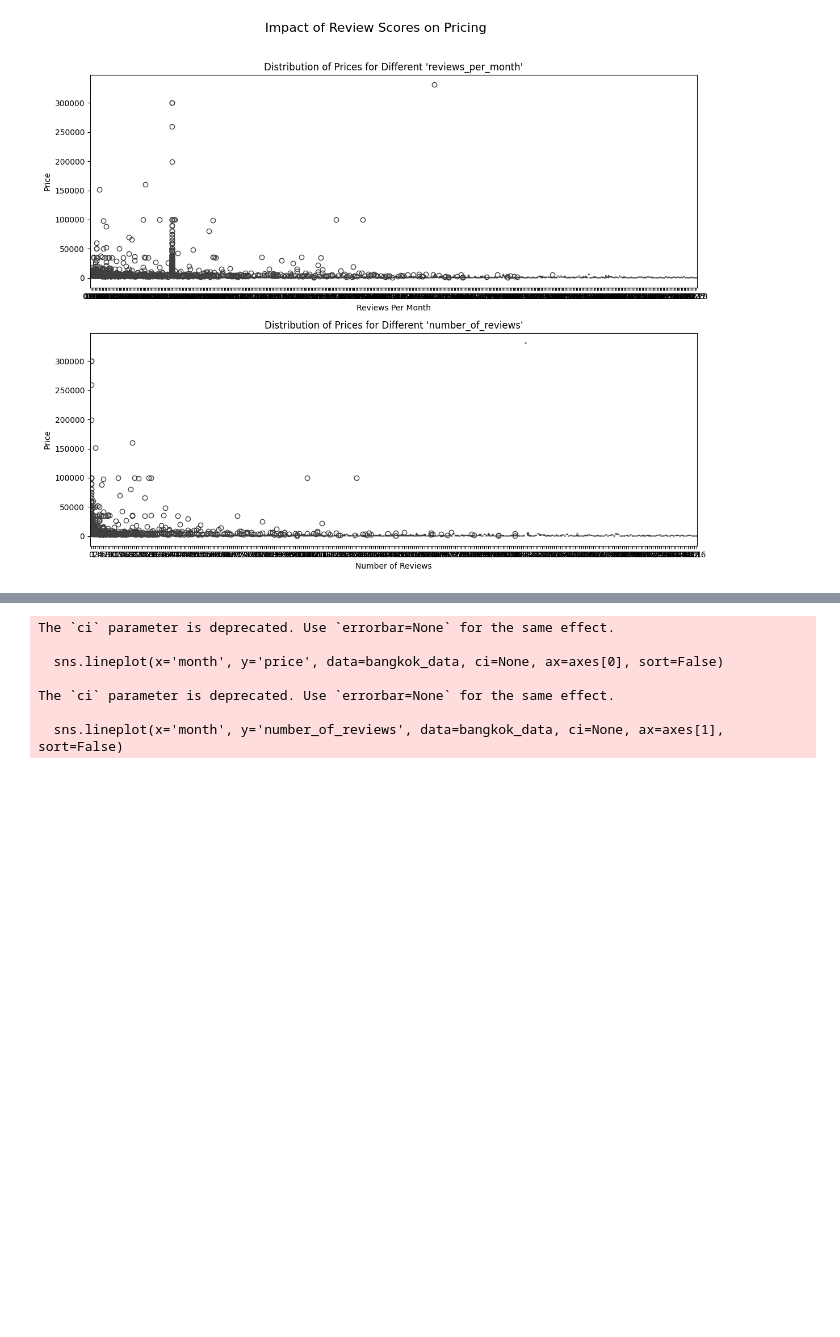
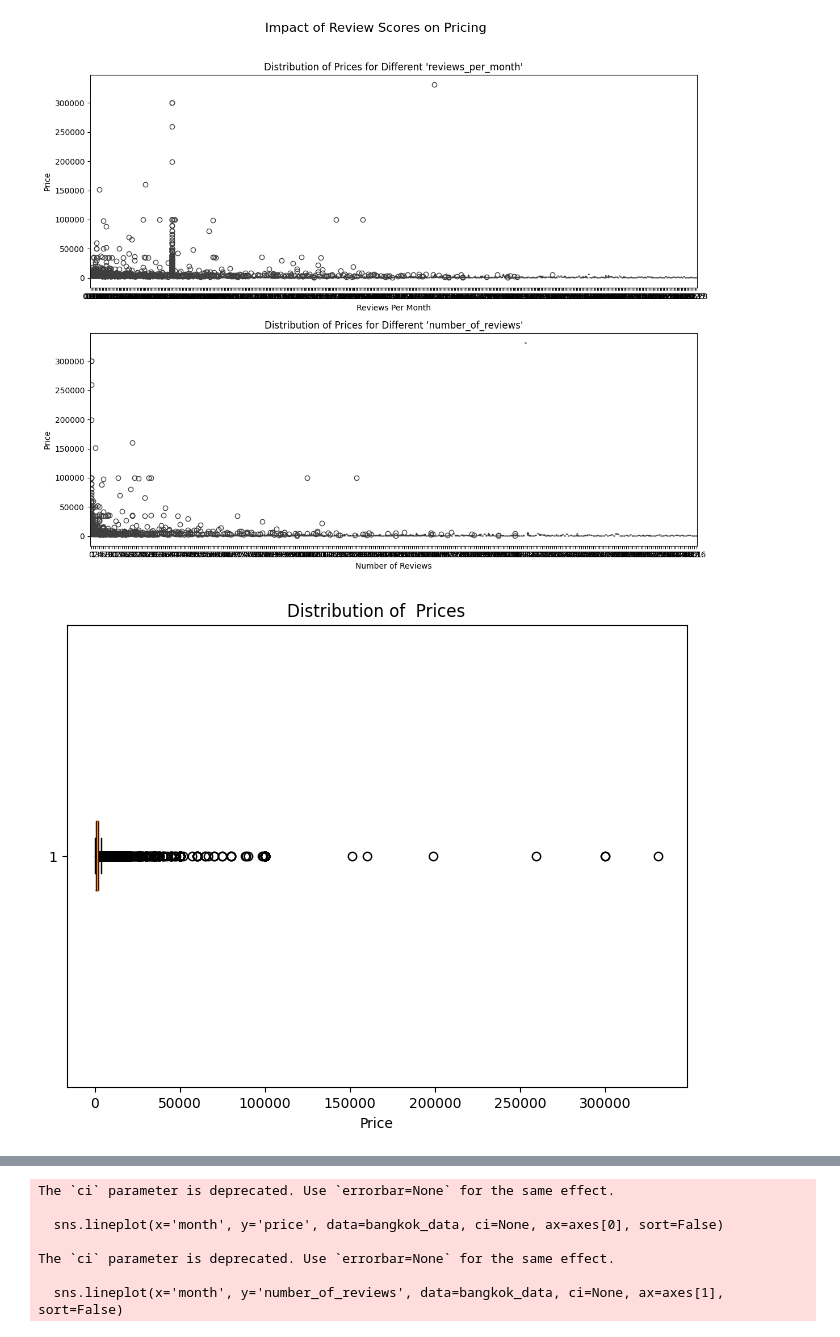
Before and after one commit to HEMA1188/linear-regression_bk, a Jupyter notebook: Bangkok_Linear_Regression.ipynb, the cells around one changed output, grey strips where cells are left out. Saved outputs shown, nothing was run; the diff lists cells and outputs as text; code cells hidden in the pictures; blank space fills up the shorter version.

```diff
--- a/Bangkok_Linear_Regression.ipynb
+++ b/Bangkok_Linear_Regression.ipynb
@@ -653,3 +653,14 @@ plt.tight_layout(rect=[0, 0, 1, 0.96])
 plt.show()
 # %% [output]
 [figure]
+# %%
+prices = bangkok_data['price']
+
+# Create a boxplot
+plt.figure(figsize=(8, 6))
+plt.boxplot(prices, vert=False)  # vert=False for horizontal boxplot
+plt.title('Distribution of  Prices')
+plt.xlabel('Price')
+plt.show()
+# %% [output]
+[figure, added]
```
Also changed, not shown: parts of 10 cells of this notebook.
